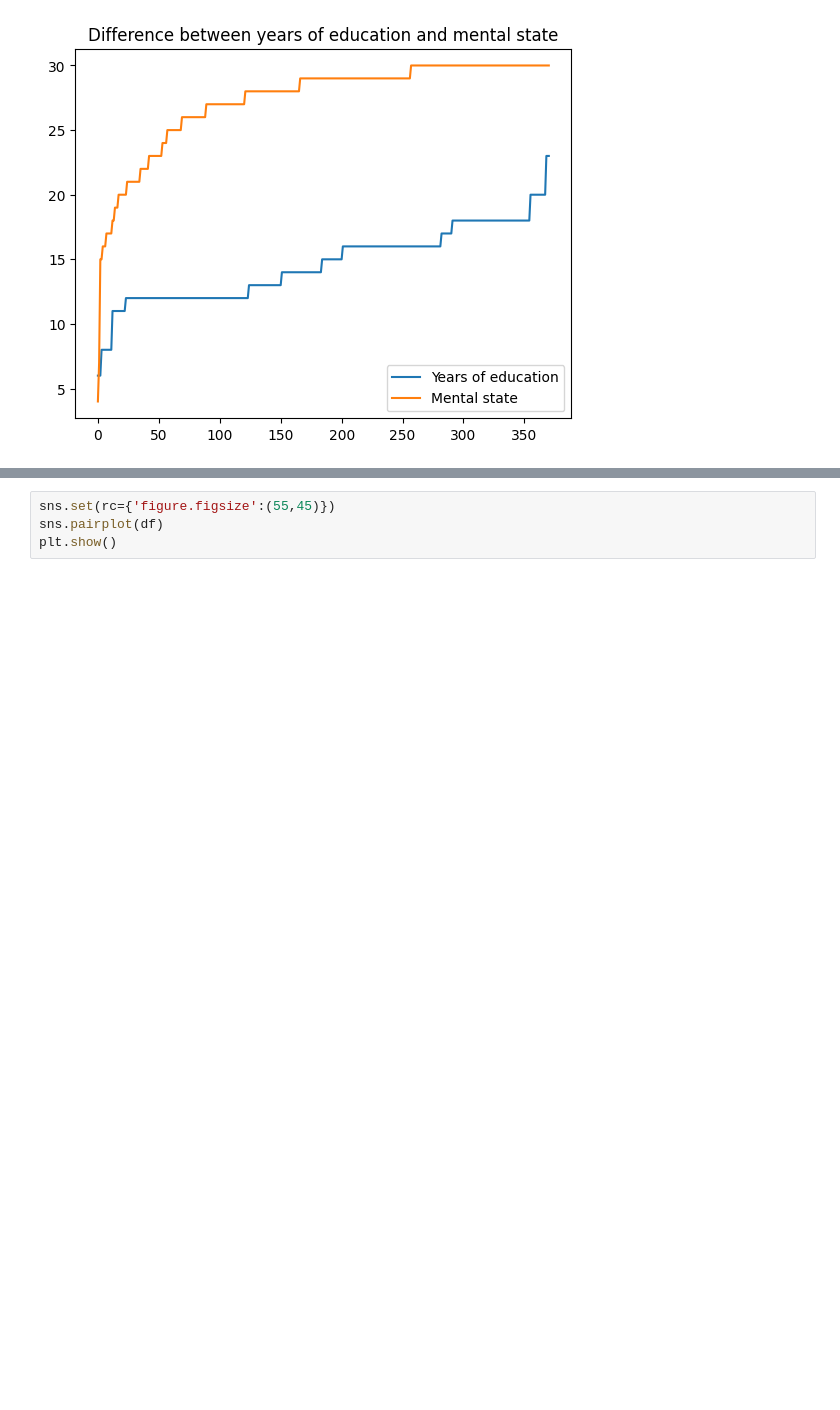
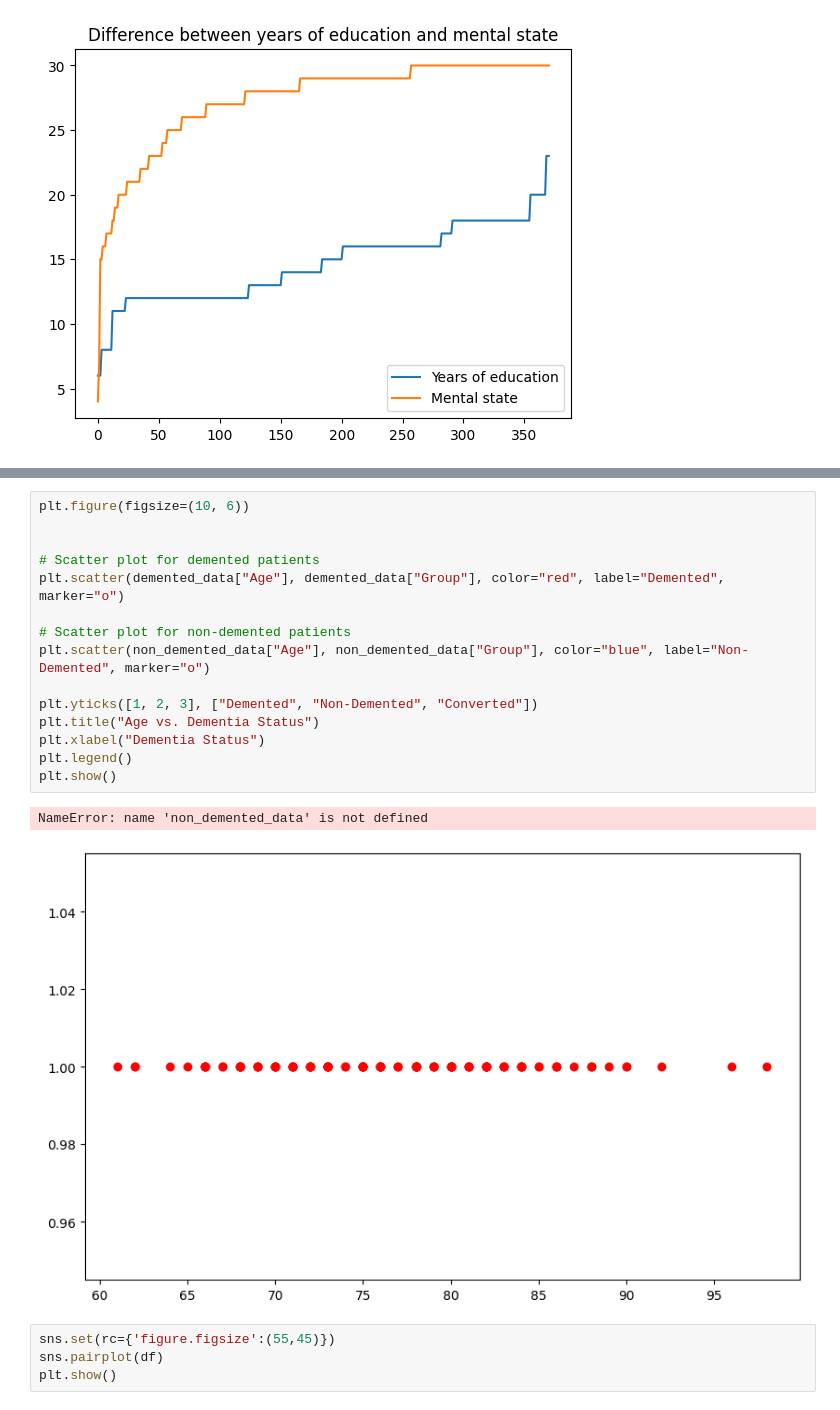
Before and after one commit to mb1504/uzop_project, a Jupyter notebook: PROJEKT_UZOP.ipynb, the cells around one changed output, grey strips where cells are left out. Saved outputs shown, nothing was run; the diff lists cells and outputs as text; blank space fills up the shorter version.

```diff
--- a/PROJEKT_UZOP.ipynb
+++ b/PROJEKT_UZOP.ipynb
@@ -298,3 +314,21 @@ plt.show()
+# %%
+plt.figure(figsize=(10, 6))
+
+
+# Scatter plot for demented patients
+plt.scatter(demented_data["Age"], demented_data["Group"], color="red", label="Demented", marker="o")
+
+# Scatter plot for non-demented patients
+plt.scatter(non_demented_data["Age"], non_demented_data["Group"], color="blue", label="Non-Demented", marker="o")
+
+plt.yticks([1, 2, 3], ["Demented", "Non-Demented", "Converted"])
+plt.title("Age vs. Dementia Status")
+plt.xlabel("Dementia Status")
+plt.legend()
+plt.show()
+# %% [output]
+NameError: name 'non_demented_data' is not defined
+[figure, added]
 # %%
 sns.set(rc={'figure.figsize':(55,45)})
 sns.pairplot(df)
```
Also changed, not shown: parts of 2 cells of this notebook, 1 other file.
